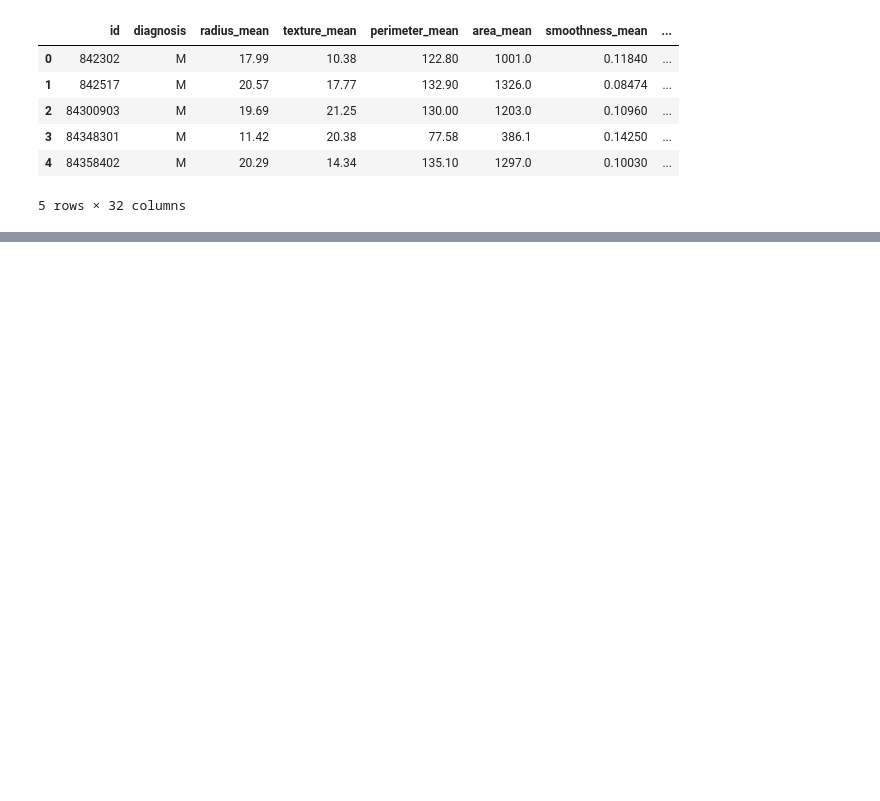
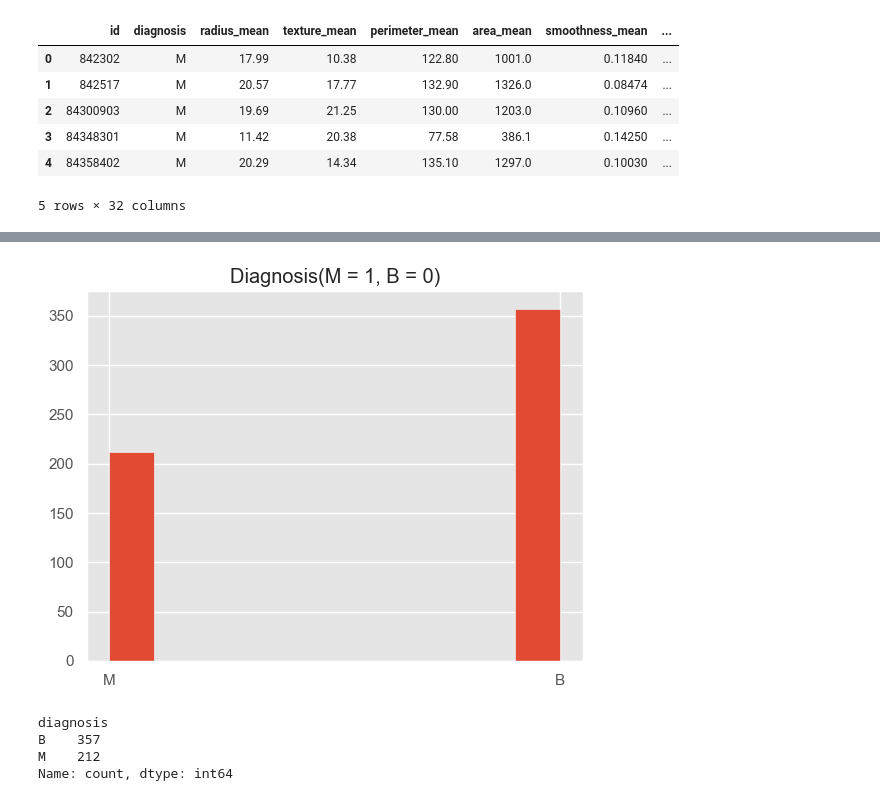
Before and after one commit to vikasjangidmk/Breast-Cancer-Diagnosis-Using-ML-Comparing-Traditional-and-Boosting-Models, a Jupyter notebook: Cancer.ipynb, the cells around one changed output, grey strips where cells are left out. Cells and saved outputs as stored; diff of their text form; code cells hidden in the pictures; blank space fills up the shorter version.

```diff
--- a/Cancer.ipynb
+++ b/Cancer.ipynb
@@ -24,0 +119,13 @@ df.head()
+# %%
+plt.hist(df['diagnosis'])
+plt.title("Diagnosis(M = 1, B = 0)")
+plt.show()
+# %% [output]
+[figure, added]
+# %%
+df['diagnosis'].value_counts()
+# %% [output]
+diagnosis
+B    357
+M    212
+Name: count, dtype: int64
```
Also changed, not shown: parts of 10 cells of this notebook.
